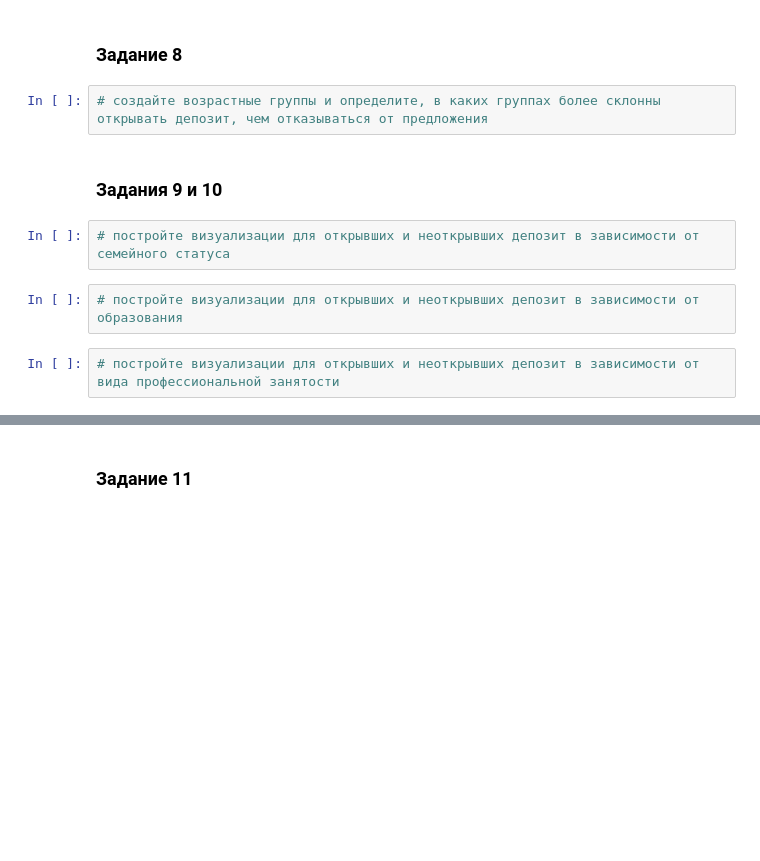
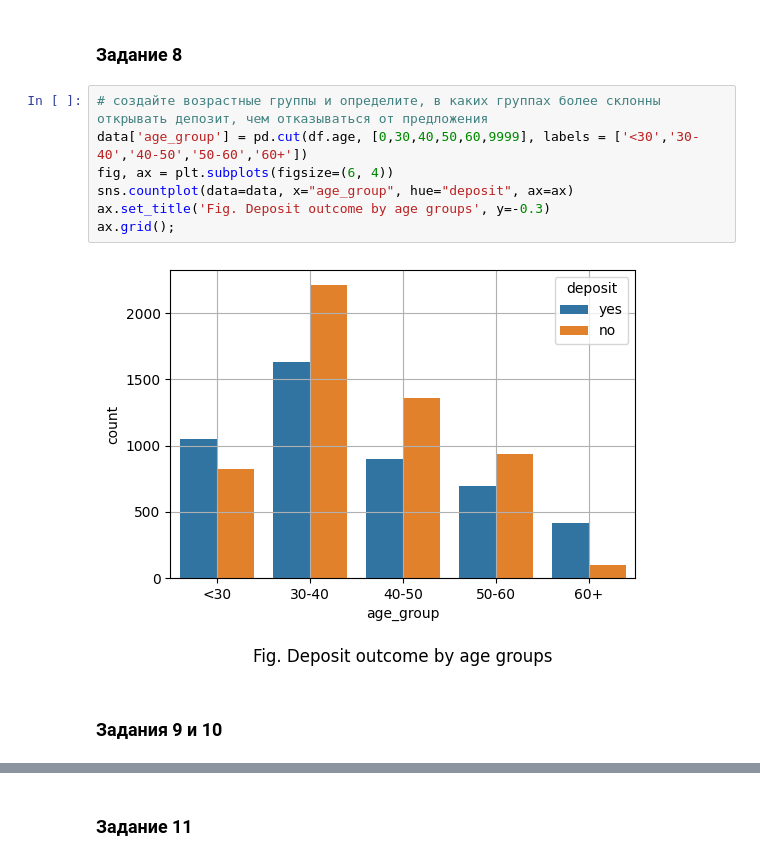
Before and after one commit to Alex1iv/Deposit-subscription, a Jupyter notebook: notebooks/Project_en.ipynb, the cells around one changed output, grey strips where cells are left out. Saved outputs shown, nothing was run; the diff lists cells and outputs as text; blank space fills up the shorter version.

```diff
--- a/notebooks/Project_en.ipynb
+++ b/notebooks/Project_en.ipynb
@@ -410,12 +400,13 @@ array(['may', 'jun', 'jul', 'aug', 'oct', 'nov', 'dec', 'jan', 'feb',
 # %% [markdown]
 ### Задание 8
-# %%
-# создайте возрастные группы и определите, в каких группах более склонны открывать депозит, чем отказываться от предложения
+# %%
+# создайте возрастные группы и определите, в каких группах более склонны открывать депозит, чем отказываться от предложения
+data['age_group'] = pd.cut(df.age, [0,30,40,50,60,9999], labels = ['<30','30-40','40-50','50-60','60+'])
+fig, ax = plt.subplots(figsize=(6, 4))
+sns.countplot(data=data, x="age_group", hue="deposit", ax=ax)
+ax.set_title('Fig. Deposit outcome by age groups', y=-0.3)
+ax.grid();
+# %% [output]
+[figure, added]
 # %% [markdown]
 ### Задания 9 и 10
-# %%
-# постройте визуализации для открывших и неоткрывших депозит в зависимости от семейного статуса
-# %%
-# постройте визуализации для открывших и неоткрывших депозит в зависимости от образования
-# %%
-# постройте визуализации для открывших и неоткрывших депозит в зависимости от вида профессиональной занятости
```
Also changed, not shown: parts of 16 cells of this notebook.
